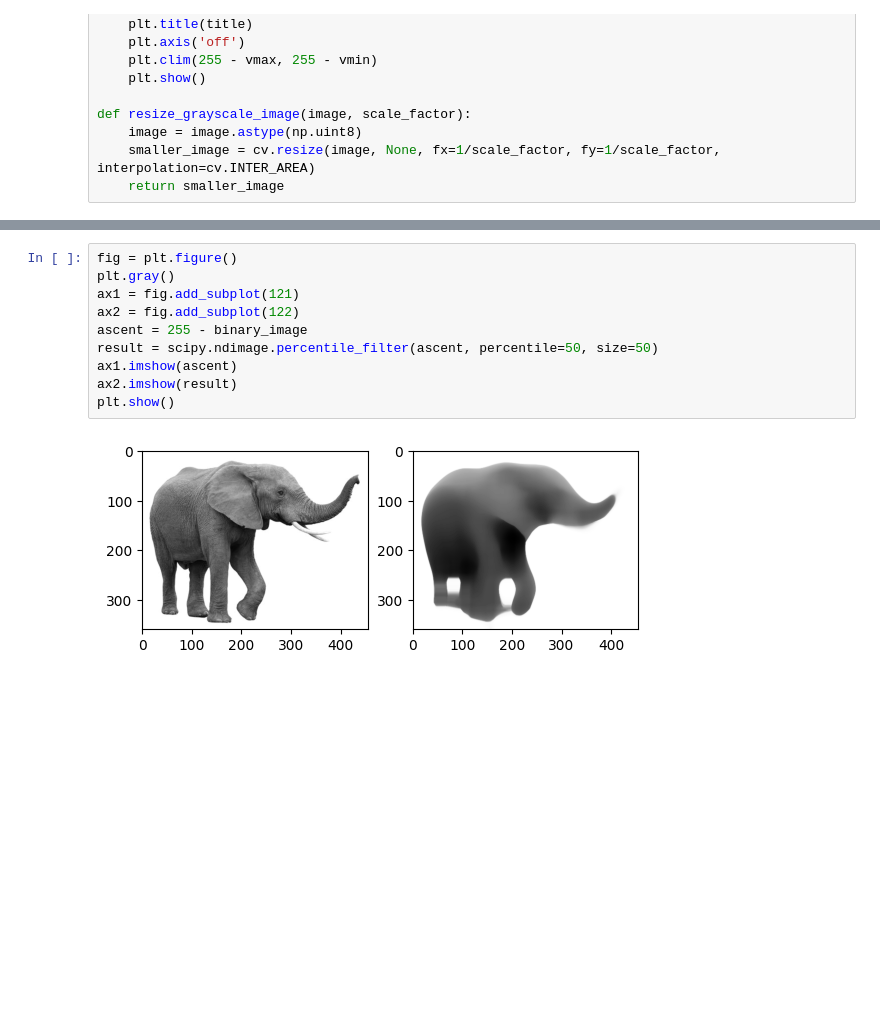
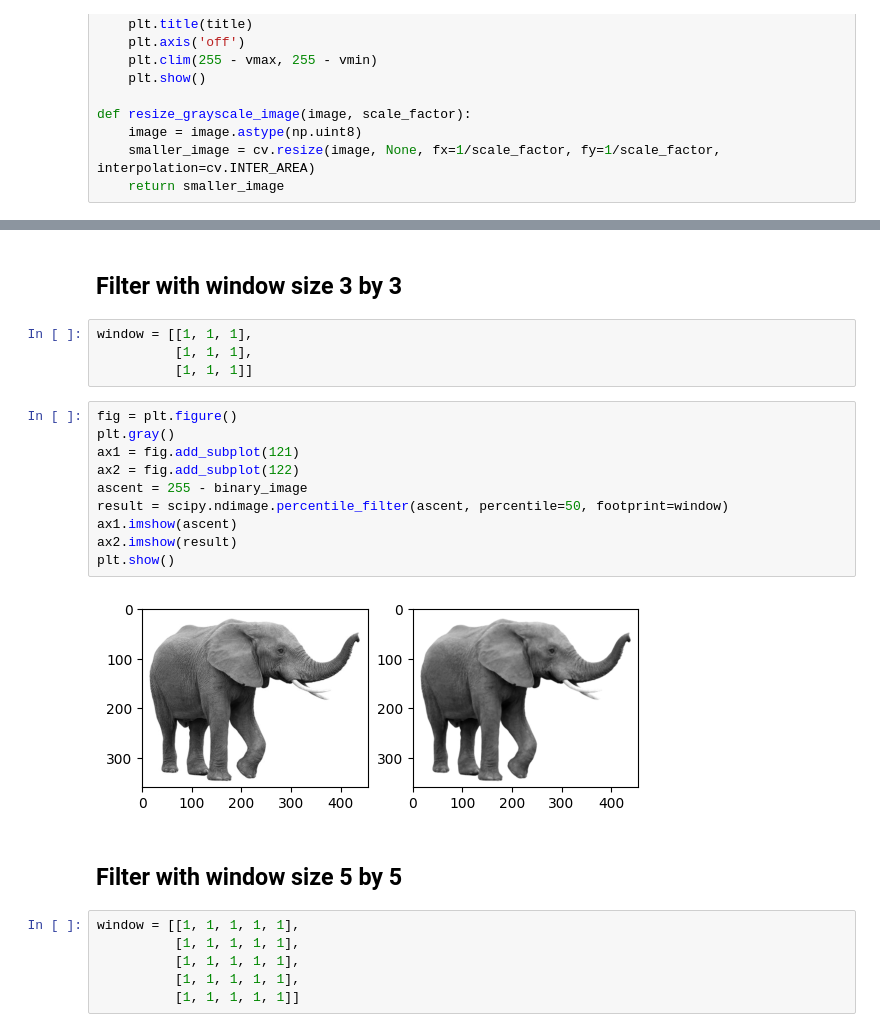
Before and after one commit to mprokhorov/bsu, a Jupyter notebook: fundamentals-of-digital-image-processing/lab5.ipynb, the cells around one changed output, grey strips where cells are left out. Drawn from its saved outputs; the diff is of its cells as text; blank space fills up the shorter version.

```diff
--- a/fundamentals-of-digital-image-processing/lab5.ipynb
+++ b/fundamentals-of-digital-image-processing/lab5.ipynb
@@ -38,12 +39,26 @@ display_image255(scaled_image)
+# %% [markdown]
+## Filter with window size 3 by 3
+# %%
+window = [[1, 1, 1],
+          [1, 1, 1],
+          [1, 1, 1]]
 # %%
 fig = plt.figure()
 plt.gray()
 ax1 = fig.add_subplot(121)
 ax2 = fig.add_subplot(122)
 ascent = 255 - binary_image
-result = scipy.ndimage.percentile_filter(ascent, percentile=50, size=50)
+result = scipy.ndimage.percentile_filter(ascent, percentile=50, footprint=window)
 ax1.imshow(ascent)
 ax2.imshow(result)
 plt.show()
 # %% [output]
-[figure, old version]
+[figure, new version]
+# %% [markdown]
+## Filter with window size 5 by 5
+# %%
+window = [[1, 1, 1, 1, 1],
+          [1, 1, 1, 1, 1],
+          [1, 1, 1, 1, 1],
+          [1, 1, 1, 1, 1],
+          [1, 1, 1, 1, 1]]
```
Also changed, not shown: parts of 6 cells of this notebook, 10 other files.
